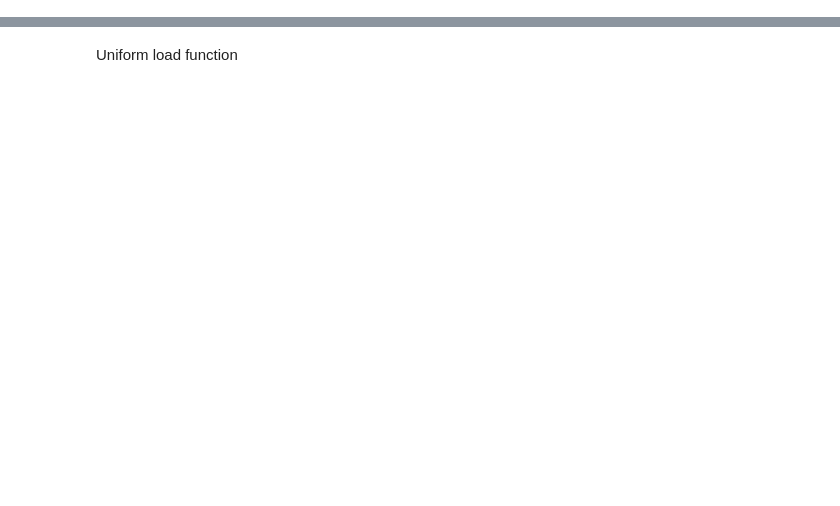
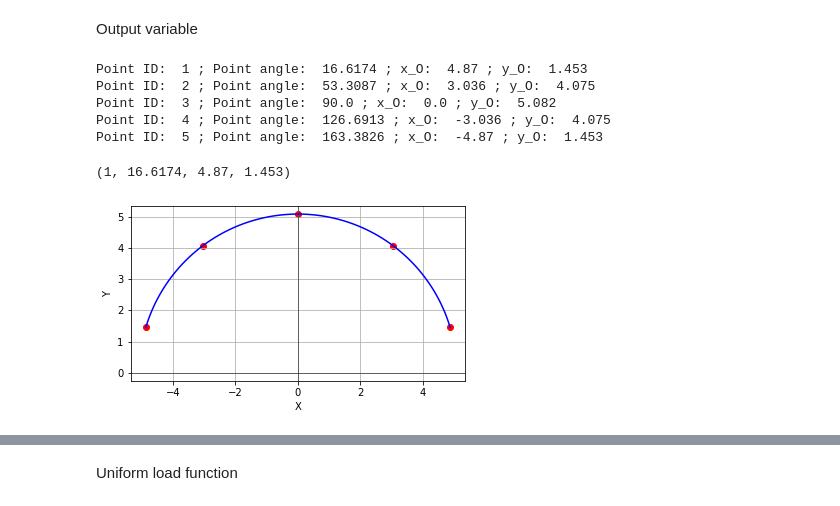
Before and after one commit to pep4climate/AFTER-THE-IALCEE-PAPER, a Jupyter notebook: arch_subdivision_automatisation.ipynb, the cells around one changed output, grey strips where cells are left out. Saved outputs shown, nothing was run; the diff lists cells and outputs as text; code cells hidden in the pictures; blank space fills up the shorter version.

```diff
--- a/arch_subdivision_automatisation.ipynb
+++ b/arch_subdivision_automatisation.ipynb
@@ -13,0 +59,9 @@ Coordinate origin in the circle center
+# %%
+# Arch radius attributes
+radius_int = span_length/(2*math.cos(springing_angle))
+radius_centre = radius_int + arch_thickness/2
+radius_ext = radius_int + arch_thickness
+
+print("radius_int = ", round(radius_int,3))
+print("radius_centre = ", round(radius_centre,3))
+print("radius_ext = ", round(radius_ext,3))
@@ -13,0 +72,7 @@ Coordinate origin in the circle center
+# %%
+# Arch span length attributes
+span_length_centre = span_length + 2 * ((arch_thickness/2) * math.cos(springing_angle))
+span_length_ext = span_length + 2 * (arch_thickness * math.cos(springing_angle))
+
+print("span_length_centre = ", round(span_length_centre,3))
+print("span_length_ext = ", round(span_length_ext,3))
@@ -14,8 +124,5 @@ Coordinate origin in the circle center
 # %%
 def divide_half_circle(radius, span_length, elements):
-
-    springing_angle = math.acos(span_length/(2*radius))
-    centre_angle = math.pi - 2 * springing_angle
 
     angle_per_point = centre_angle/elements
     coordinates = []
@@ -30,8 +137,20 @@ def divide_half_circle(radius, span_length, elements):
         print("Point ID: ", coordinate[0], "; Point angle: ", coordinate[1], "; x_O: ", coordinate[2], "; y_O: ", coordinate[3])
 
     return coordinates
+# %% [markdown]
+Output variable
 # %%
-point_coordinates = divide_half_circle(radius, span_length, elements)
+point_coordinates = divide_half_circle(radius_centre, span_length_centre, elements)
+# %% [output]
+Point ID:  1 ; Point angle:  16.6174 ; x_O:  4.87 ; y_O:  1.453
+Point ID:  2 ; Point angle:  53.3087 ; x_O:  3.036 ; y_O:  4.075
+Point ID:  3 ; Point angle:  90.0 ; x_O:  0.0 ; y_O:  5.082
+Point ID:  4 ; Point angle:  126.6913 ; x_O:  -3.036 ; y_O:  4.075
+Point ID:  5 ; Point angle:  163.3826 ; x_O:  -4.87 ; y_O:  1.453
+# %%
+print(point_coordinates[0])
+# %% [output]
+(1, 16.6174, 4.87, 1.453)
 # %%
 def plot_elements_and_half_circle(coordinates, radius, span_length):
     x_points = [coordinate[2] for coordinate in coordinates]
@@ -53,7 +172,9 @@ def plot_elements_and_half_circle(coordinates, radius, span_length):
     plt.grid(True)
     plt.show()
 # %%
-plots = plot_elements_and_half_circle(point_coordinates, radius, span_length)
+plots = plot_elements_and_half_circle(point_coordinates, radius_centre, span_length_centre)
+# %% [output]
+[figure, added]
 # %%
 def export_to_csv(coordinates, filename):
     headers = ['Point ID', 'Point angle', 'X', 'Y']
```
Also changed, not shown: parts of 47 cells of this notebook, 3 other files.
